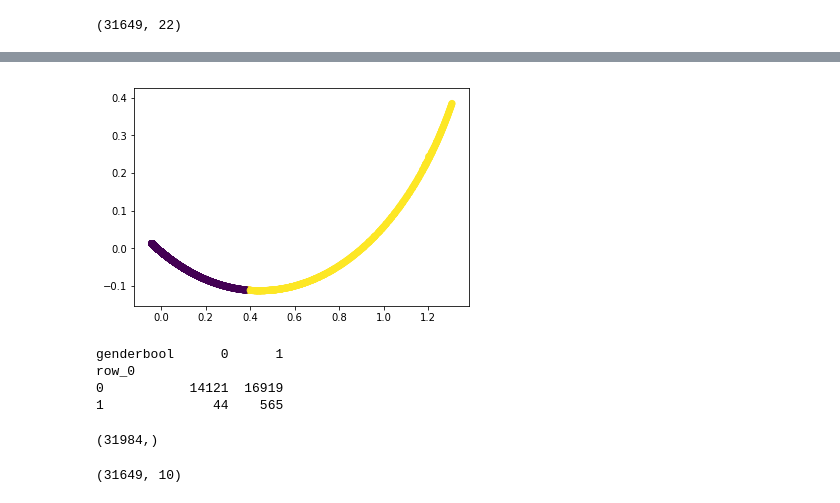
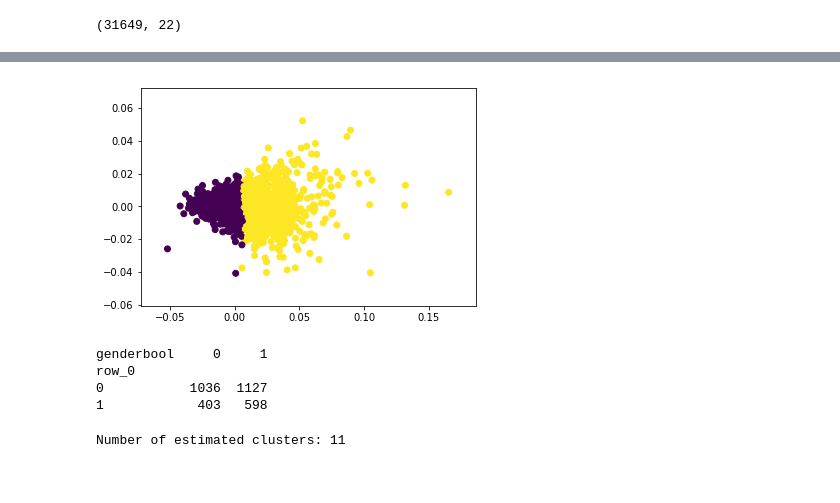
Before and after one commit to micsab/thinkful_files, a Jupyter notebook: unit_4/lesson_1/challenge_boston_marathon.ipynb, the cells around one changed output, grey strips where cells are left out. Saved outputs shown, nothing was run; the diff lists cells and outputs as text; code cells hidden in the pictures.

```diff
--- a/unit_4/lesson_1/challenge_boston_marathon.ipynb
+++ b/unit_4/lesson_1/challenge_boston_marathon.ipynb
@@ -50,31 +52,43 @@ df.describe()
 | max | 112.380000 | 6979.000000 | 289.020000 | 81.000000 | 538.880000 | 17575.000000 | 449.330000 | 31931.000000 | 20.570000 | 376.380000 | 86.950000 | ... |
 # %%
 # KMeans
-X = df[['10k', '25k', '35k', 'overall', 'pace', '30k', '5k', 'half', '20k', '40k']]
-X = X.dropna()
+X = df[['10k', '25k', '35k', '30k', '5k', '20k', '40k']]
 y = df['genderbool']
-y = y.dropna()
 
-X_norm = normalize(X)
+X_train, X_test, y_train, y_test = train_test_split(
+    X,
+    y,
+    test_size=0.9,
+    random_state=42)
+
+X_norm = normalize(X_train)
 
 X_pca = PCA(2).fit_transform(X_norm)
 y_pred = KMeans(n_clusters=2, random_state=42).fit_predict(X_pca)
 
 plt.scatter(X_pca[:,0], X_pca[:, 1], c=y_pred)
 plt.show()
 
-print(pd.crosstab(y_pred, y))
+print(pd.crosstab(y_pred, y_train))
 # %% [output]
-[figure, old version]
+[figure, new version]
-genderbool      0      1
+genderbool     0     1
 row_0
-0           14121  16919
-1              44    565
+0           1036  1127
+1            403   598
-# %%
-y.shape
-# %% [output]
-(31984,)
-# %%
-X.shape
-# %% [output]
-(31649, 10)
+# %%
+# Mean Shift
+bandwidth = estimate_bandwidth(X_norm, quantile=0.5, n_samples=1000)
+
+ms = MeanShift(bandwidth=bandwidth, bin_seeding=True)
+ms.fit(X_norm)
+
+labels = ms.labels_
+
+cluster_centers = ms.cluster_centers_
+
+n_clusters_ = len(np.unique(labels))
+
+print("Number of estimated clusters: {}".format(n_clusters_))
+# %% [output]
+Number of estimated clusters: 11
```
Also changed, not shown: parts of 5 cells of this notebook.
